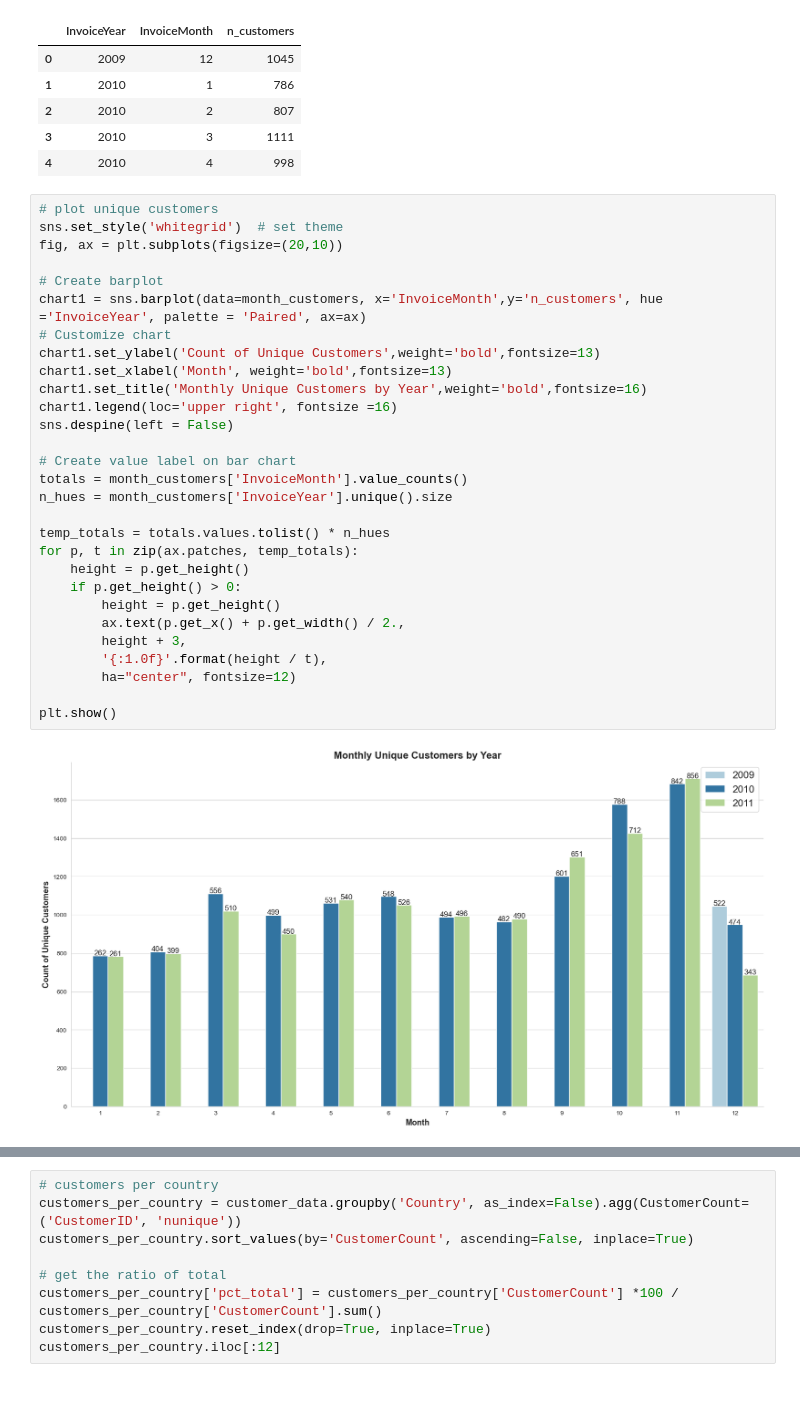
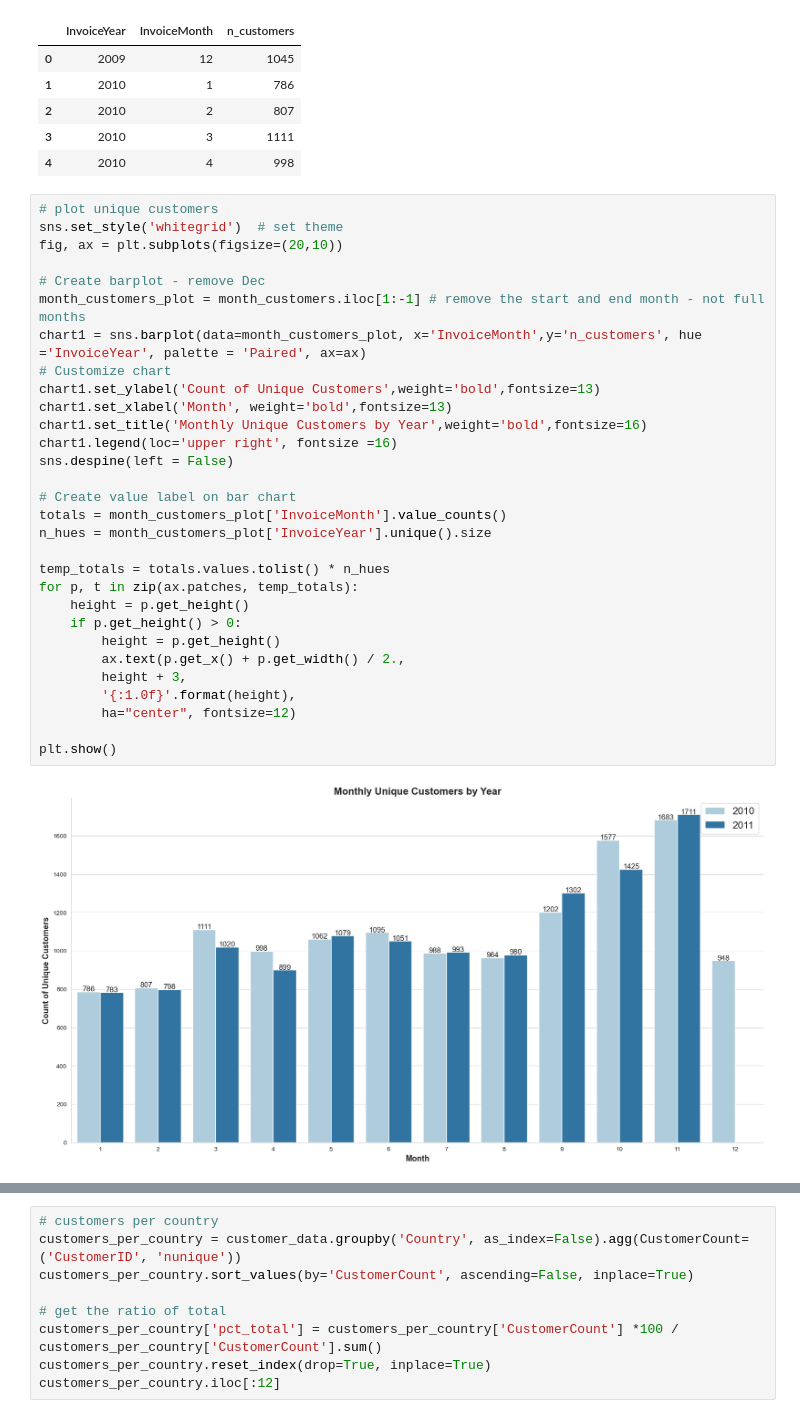
Before and after one commit to BAinebyona/BusinessAnalytics, a Jupyter notebook: Online_Retail/Online_Retail_EDA.ipynb, the cells around one changed output, grey strips where cells are left out. Saved outputs shown, nothing was run; the diff lists cells and outputs as text.

```diff
--- a/Online_Retail/Online_Retail_EDA.ipynb
+++ b/Online_Retail/Online_Retail_EDA.ipynb
@@ -165,32 +183,33 @@ month_customers.head()
 # %%
 # plot unique customers
 sns.set_style('whitegrid')  # set theme
 fig, ax = plt.subplots(figsize=(20,10))
 
-# Create barplot
-chart1 = sns.barplot(data=month_customers, x='InvoiceMonth',y='n_customers', hue ='InvoiceYear', palette = 'Paired', ax=ax)
+# Create barplot - remove Dec
+month_customers_plot = month_customers.iloc[1:-1] # remove the start and end month - not full months
+chart1 = sns.barplot(data=month_customers_plot, x='InvoiceMonth',y='n_customers', hue ='InvoiceYear', palette = 'Paired', ax=ax)
 # Customize chart
 chart1.set_ylabel('Count of Unique Customers',weight='bold',fontsize=13)
 chart1.set_xlabel('Month', weight='bold',fontsize=13)
 chart1.set_title('Monthly Unique Customers by Year',weight='bold',fontsize=16)
 chart1.legend(loc='upper right', fontsize =16)
 sns.despine(left = False)
 
 # Create value label on bar chart
-totals = month_customers['InvoiceMonth'].value_counts()
-n_hues = month_customers['InvoiceYear'].unique().size
+totals = month_customers_plot['InvoiceMonth'].value_counts()
+n_hues = month_customers_plot['InvoiceYear'].unique().size
 
 temp_totals = totals.values.tolist() * n_hues
 for p, t in zip(ax.patches, temp_totals):
     height = p.get_height()
     if p.get_height() > 0:
         height = p.get_height()
         ax.text(p.get_x() + p.get_width() / 2.,
         height + 3,
-        '{:1.0f}'.format(height / t),
+        '{:1.0f}'.format(height),
         ha="center", fontsize=12)
 
 plt.show()
 # %% [output]
-[figure, old version]
+[figure, new version]
 # %% [markdown]
```
Also changed, not shown: parts of 19 cells of this notebook.
